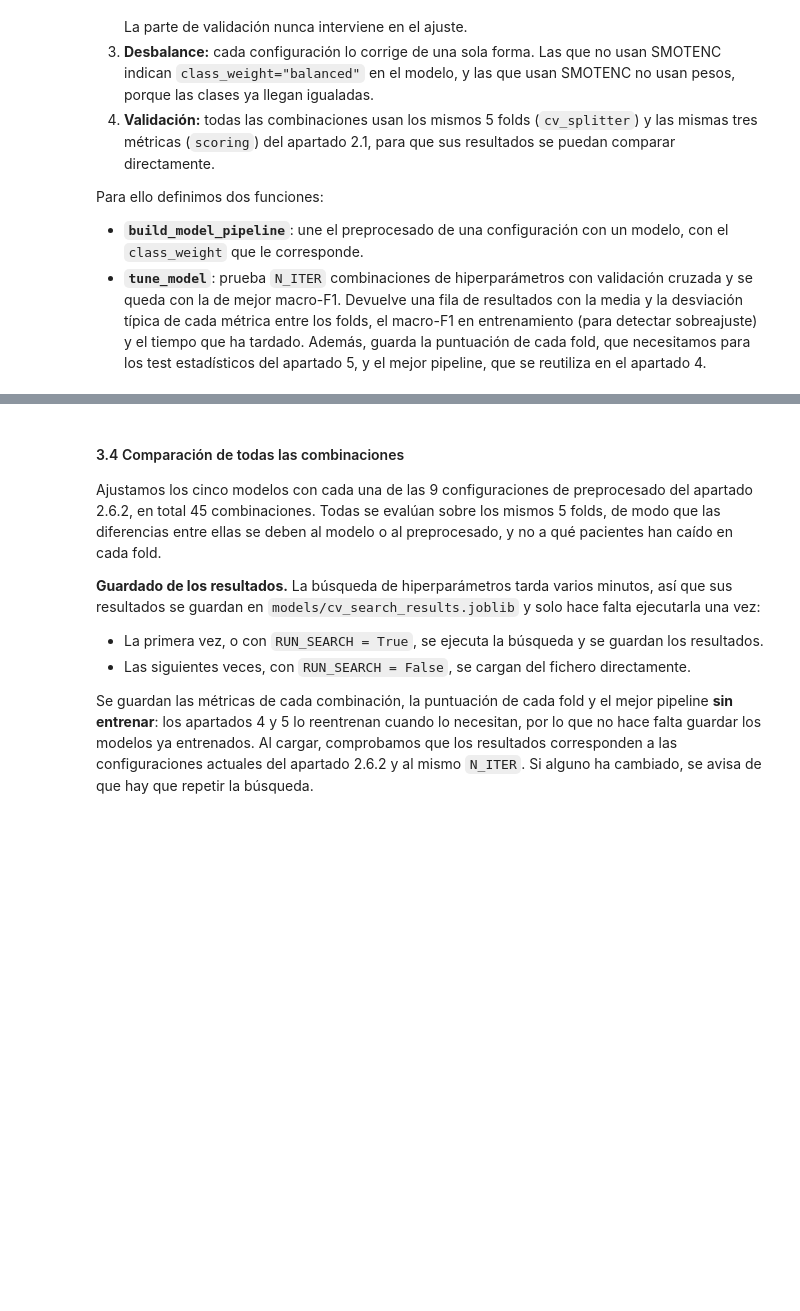
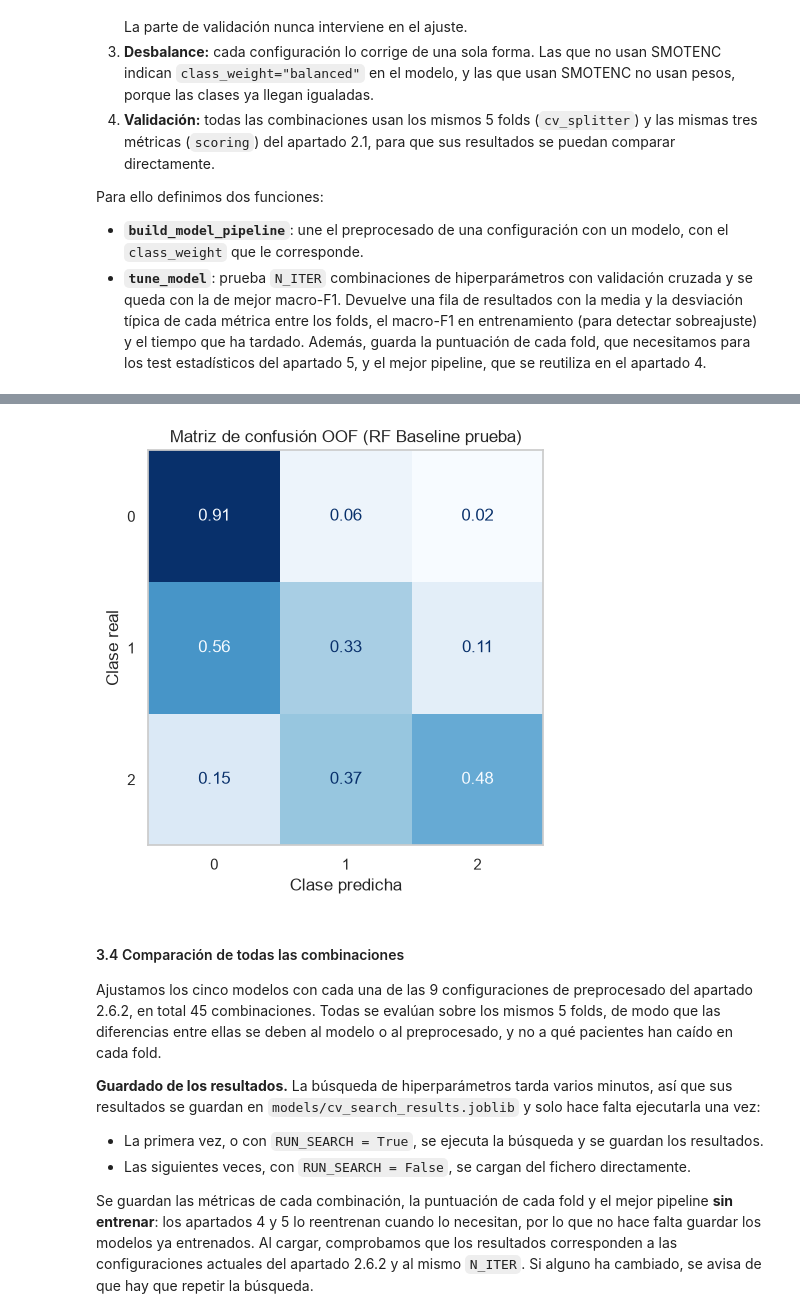
Before and after one commit to alberct96/ML-Entregable1, a Jupyter notebook: ML-Entregable1.ipynb, the cells around one changed output, grey strips where cells are left out. Saved outputs shown, nothing was run; the diff lists cells and outputs as text; code cells hidden in the pictures; blank space fills up the shorter version.

Commit message:
NO ENTREGABLE:
- Prueba fuera de tiempo: baseline sin preprocesamiento
- Ploting de resultados ejecutado visible
- Problemas de mergeo si se hace PR

```diff
--- a/ML-Entregable1.ipynb
+++ b/ML-Entregable1.ipynb
@@ -2007,3 +2007,93 @@ def tune_model(config_name, model_name, n_iter=N_ITER):
         for key, value in search.best_params_.items()
     }
     return row
+# %%
+baseline_testing = False
+if baseline_testing:
+    # Referencia de prueba en la que no se realizan más transformaciones de las necsarias
+    print("Prueba modelo referencia con optimización de parámetros general")
+    print("-"* 50)
+    estimator, param_distributions = model_specs["Random Forest"]
+    pipeline = ImbPipeline([
+        ("categorical_encoder", build_categorical_encoder()),
+        ("classifier", estimator)
+    ])
+
+    # Entrenamiento con RandomizedSearchCV
+    start = perf_counter()
+    search = RandomizedSearchCV(
+        estimator=pipeline,
+        param_distributions=param_distributions,
+        n_iter=N_ITER,
+        scoring=scoring,
+        refit="macro_f1",
+        cv=cv_splitter,
+        return_train_score=True,
+        random_state=SEED,
+        n_jobs=-1,
+    ).fit(X, y)
+
+    elapsed = perf_counter() - start
+    print(f"Random Forest | Tiempo: {elapsed:.1f} s")
+
+    # Logging y extracción de métricas por fold
+    results = search.cv_results_
+    best = search.best_index_
+
+    folds = pd.DataFrame({
+        metric: [results[f"split{k}_test_{metric}"][best] for k in range(cv_splitter.get_n_splits())]
+        for metric in scoring
+    })
+
+    # Construir fila de registro (log)
+    row = {"modelo": "Random Forest"}
+    for metric in scoring:
+        row[f"{metric}_media"] = folds[metric].mean()
+        row[f"{metric}_std"] = folds[metric].std()
+
+    row["macro_f1_train_media"] = results["mean_train_macro_f1"][best]
+    row["tiempo_s"] = elapsed
+
+    # Formatear hiperparámetros ganadores para el log
+    row["mejores_hiperparametros"] = {
+        key.removeprefix("classifier__"): float(f"{value:.3g}") if isinstance(value, float) else value
+        for key, value in search.best_params_.items()
+    }
+
+    baseline_prueba_results = pd.DataFrame(pd.DataFrame(row).iloc[0]).T.reset_index(drop=True)
+    # baseline_results["named_model"] = "Random Forest Baseline"
+    display(baseline_prueba_results[["macro_f1_media", "macro_f1_std", "balanced_accuracy_media", "balanced_accuracy_std", "recall_high_risk_media", "recall_high_risk_std"]])
+    print("-"* 50)
+
+    print(f"Mejores hiperpárametros: {row["mejores_hiperparametros"]}")
+
+    baseline_best_oof = cross_val_predict(
+        clone(search.best_estimator_),
+        X_dev,
+        y_dev,
+        cv=cv_splitter,
+        n_jobs=-1
+    )
+
+    print()
+    print("Reporte métricas sobre resultados OOF en modelo de referencia de prueba")
+    print("-"* 50)
+
+    print(classification_report(y_dev, baseline_best_oof, target_names=risk_labels, digits=3))
+
+    fig, ax = plt.subplots(figsize=(6, 5))
+    cm = confusion_matrix(y_dev, baseline_best_oof, normalize="true")
+    disp = ConfusionMatrixDisplay(
+        confusion_matrix=cm,
+        display_labels=["0", "1", "2"]
+    )
+
+    disp.plot(ax=ax, cmap="Blues", values_format=".2f", colorbar=False)
+    ax.set_title("Matriz de confusión OOF (RF Baseline prueba)")
+    ax.set_xlabel("Clase predicha")
+    ax.set_ylabel("Clase real")
+    ax.grid(False)
+
+    plt.tight_layout()
+    plt.show()
+# %% [output]
@@ -2010,3 +2119,4 @@ def tune_model(config_name, model_name, n_iter=N_ITER):
+[figure, added]
 # %% [markdown]
 #### 3.4 Comparación de todas las combinaciones
 
```
Also changed, not shown: parts of 1 cell of this notebook.
